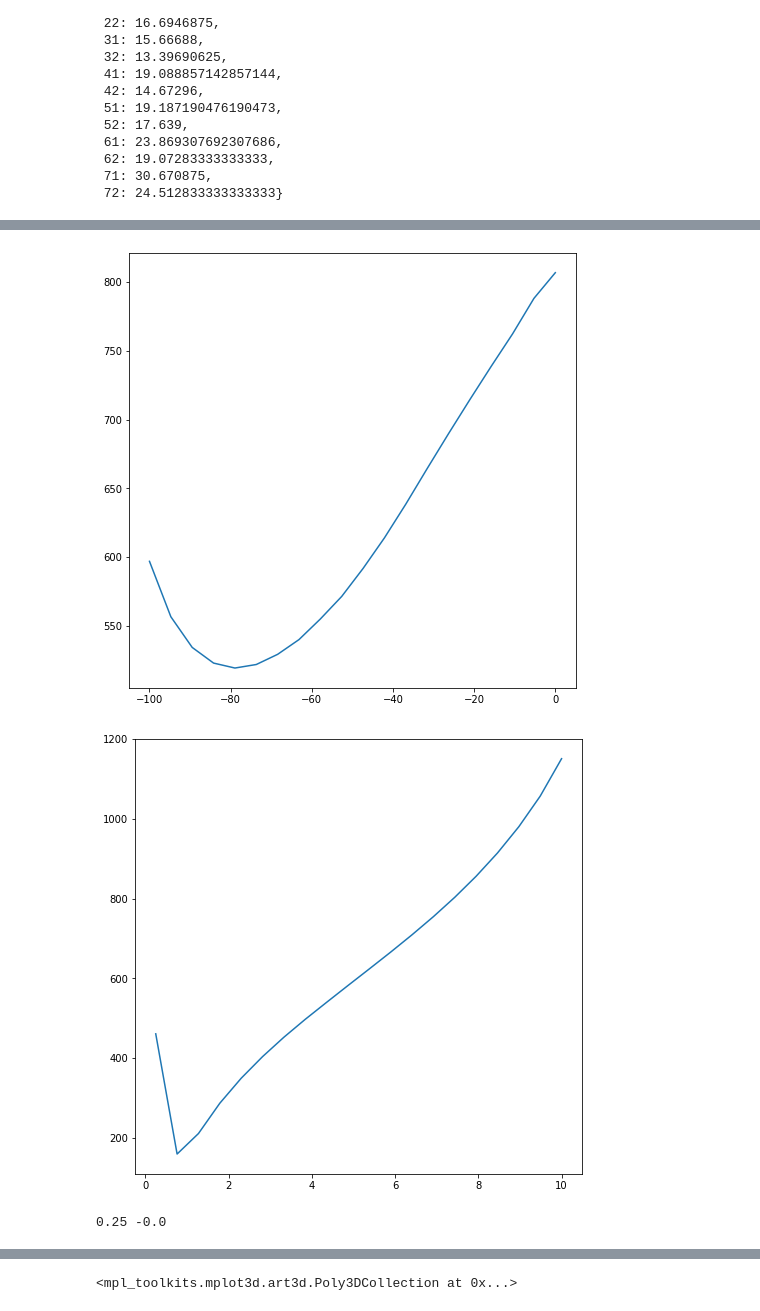
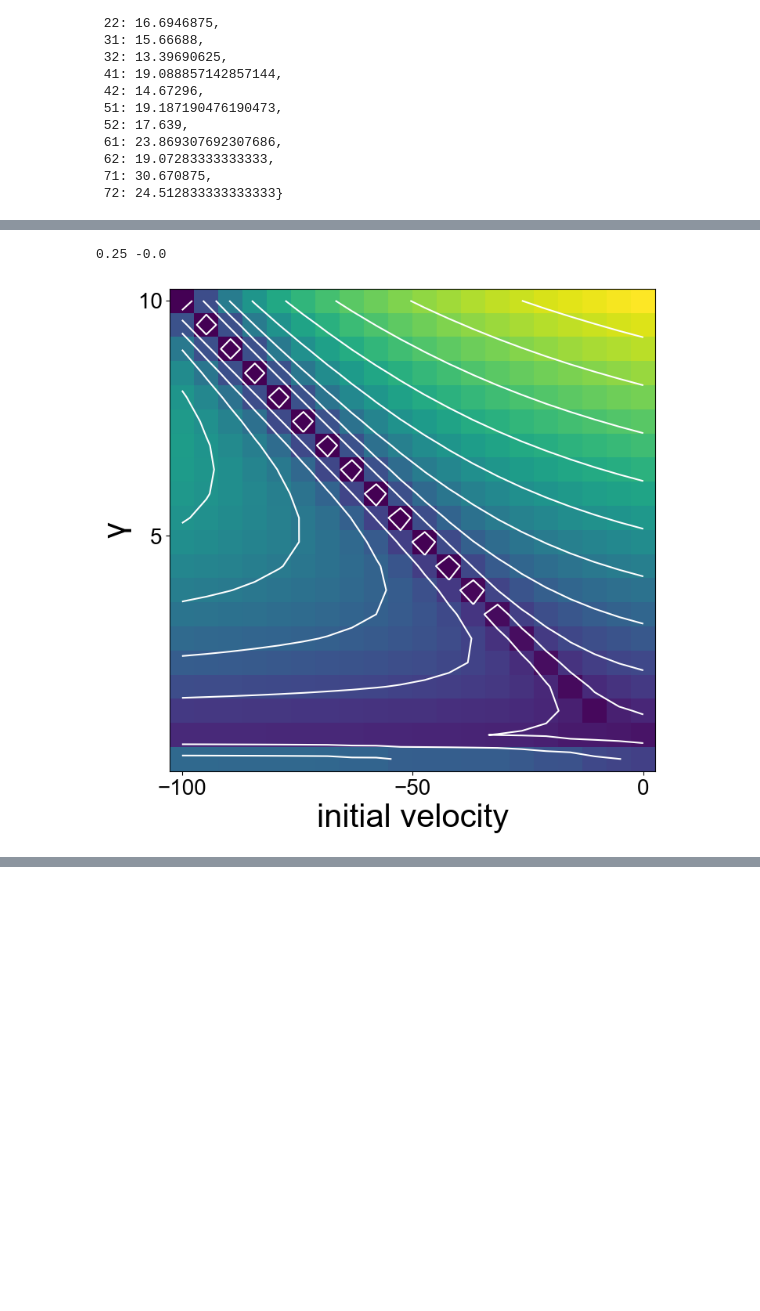
Before and after one commit to shingotabuchi/LbmSwimmer2D, a Jupyter notebook: Assets/Scripts/Neural/Data/analysis.ipynb, the cells around one changed output, grey strips where cells are left out. Cells and saved outputs as stored; diff of their text form; code cells hidden in the pictures; blank space fills up the shorter version.

```diff
--- a/Assets/Scripts/Neural/Data/analysis.ipynb
+++ b/Assets/Scripts/Neural/Data/analysis.ipynb
@@ -206,64 +210,33 @@ plt.plot(t,occilation_pos(t,10,1,-100,1))
 # %%
 from matplotlib import cm
 omega0 = 1.0
 gamma = np.linspace(0.25,10,20)
 initVel = -np.linspace(0,100,20)
 ct = np.zeros((len(gamma),len(initVel)))
 for i in range(len(gamma)):
     for j in range(len(initVel)):
         ct[i][j] = convergetime(0.02,omega0,gamma[i],initVel[j],5)
 
-ctgammaAveraged = np.zeros(len(initVel))
-ctinitVelAveraged = np.zeros(len(gamma))
-for i in range(len(gamma)):
-    for j in range(len(initVel)):
-        ctgammaAveraged[j] += ct[i][j]
-        ctinitVelAveraged[i] += ct[i][j]
+# ctgammaAveraged = np.zeros(len(initVel))
+# ctinitVelAveraged = np.zeros(len(gamma))
+# for i in range(len(gamma)):
+#     for j in range(len(initVel)):
+#         ctgammaAveraged[j] += ct[i][j]
+#         ctinitVelAveraged[i] += ct[i][j]
 
-plt.plot(initVel,ctgammaAveraged)
-plt.show()
-plt.plot(gamma,ctinitVelAveraged)
-plt.show()
+# plt.plot(initVel,ctgammaAveraged)
+# plt.show()
+# plt.plot(gamma,ctinitVelAveraged)
+# plt.show()
 
 print(gamma[0],initVel[0])
-plt.ylabel("damp",fontsize = 30,**hfont)
+plt.ylabel(r"$\gamma$",fontsize = 30,**hfont)
 plt.xlabel("initial velocity",fontsize = 30,**hfont)
 plt.xticks([0,-50,-100],fontname = "Arial",fontsize = 20)
 plt.yticks([5,10],fontname = "Arial",fontsize = 20)
 plt.pcolormesh(initVel,gamma,ct)
 plt.contour(initVel, gamma, ct,10,colors = 'white')
 plt.show()
-plt.ylabel("damp")
-plt.xlabel("initial velocity")
-plt.pcolormesh(gamma,initVel,ct)
-plt.show()
-fig, ax = plt.subplots(subplot_kw={"projection": "3d"})
-initVel, gamma = np.meshgrid(initVel, gamma)
-X, Y, Z = initVel, gamma, ct
-# Plot the 3D surface
-ax.plot_surface(X, Y, Z, edgecolor='royalblue', lw=0.5, rstride=8, cstride=8,
-                alpha=0.3)
-
-# # Plot projections of the contours for each dimension.  By choosing offsets
-# # that match the appropriate axes limits, the projected contours will sit on
-# # the 'walls' of the graph.
-# # ax.contour(X, Y, Z, zdir='z', offset=-1, cmap='coolwarm')
-# # ax.contour(X, Y, Z, zdir='x', offset=-1, cmap='coolwarm')
-# ax.contour(X, Y, Z, zdir='y', offset=5, cmap='coolwarm')
-
-# ax.set(xlim=(-30, 0), ylim=(0, 5),
-#        xlabel='init vel', ylabel='damp')
-# # ax.view_init(azim=0)
-# plt.show()
-# ax.pcolormesh(initVel, gamma, ct)
-
-# ax.bar3d(initVel,gamma,1,1,1,ct)
-# ax.plot_surface(initVel,gamma,ct,cmap=cm.coolwarm)
-# plt.ylabel("damp")
-# plt.xlabel("init vel")
-# ax.view_init(azim=170)
-# plt.show()
 # %% [output]
+0.25 -0.0
-[figure, old version]
+[figure, new version]
-[figure, removed]
-0.25 -0.0
@@ -272 +242,0 @@ ax.plot_surface(X, Y, Z, edgecolor='royalblue', lw=0.5, rstride=8, cstride=8,
-<mpl_toolkits.mplot3d.art3d.Poly3DCollection at 0x...>
```
Also changed, not shown: parts of 4 cells of this notebook.
